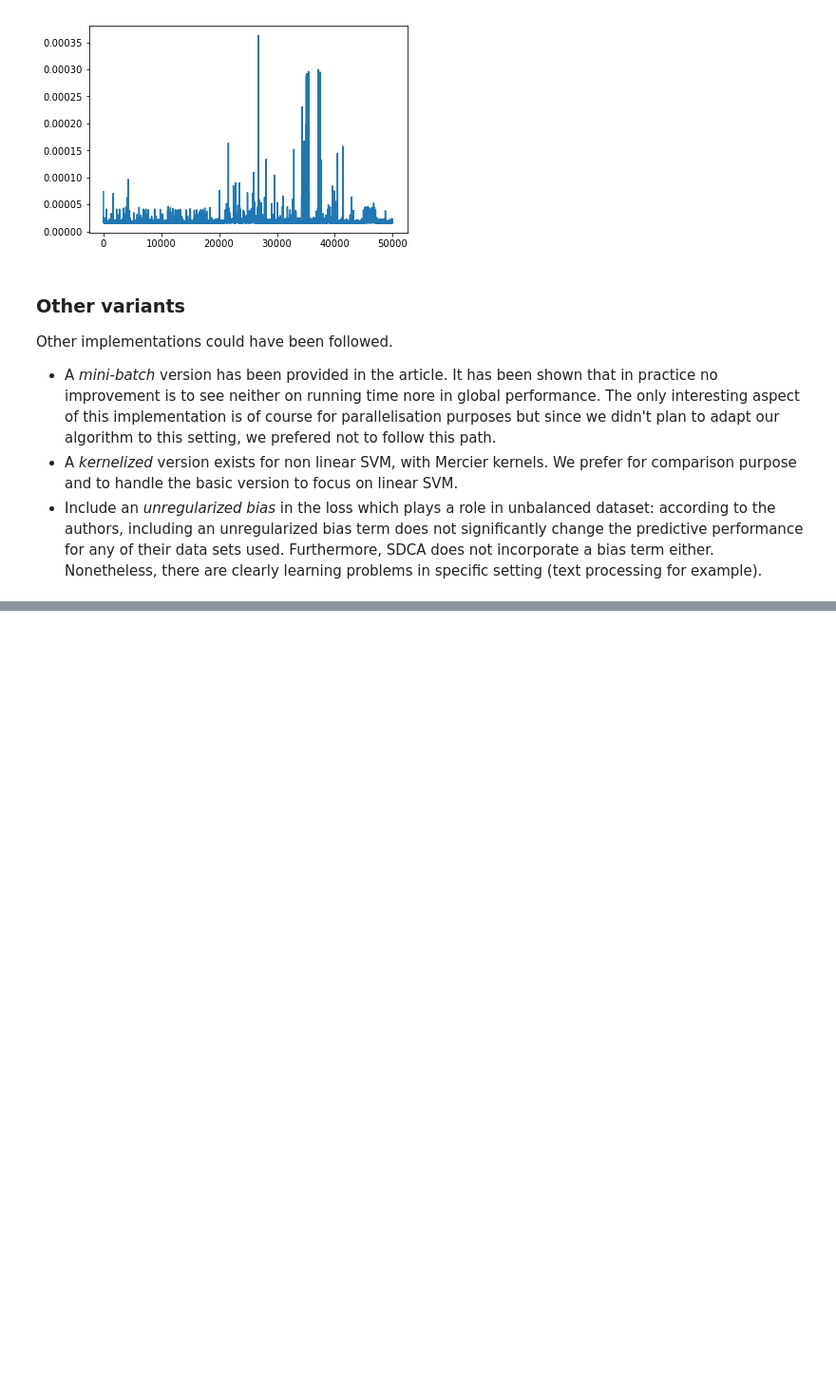
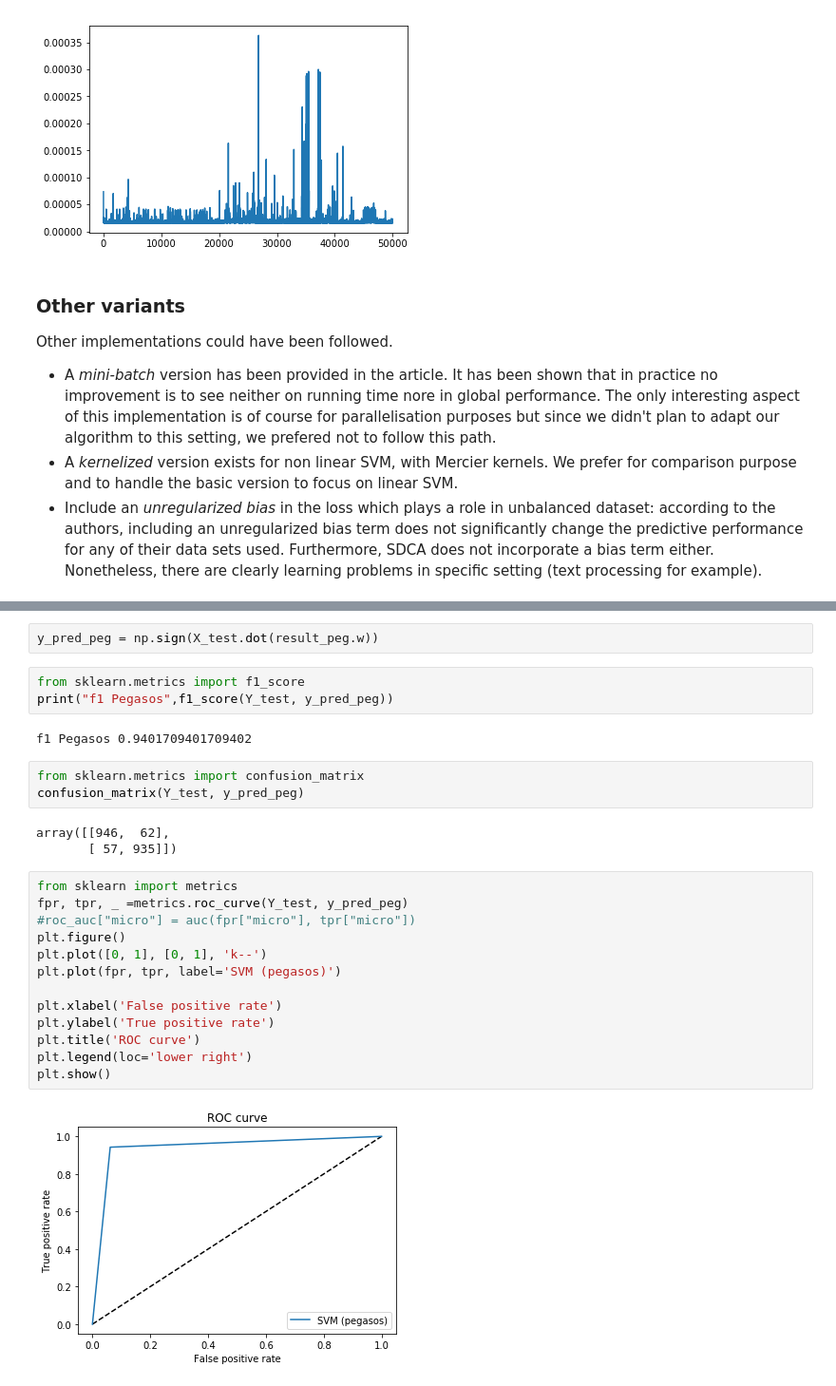
Before and after one commit to gauthier-schweitzer/soadml, a Jupyter notebook: Projet.ipynb, the cells around one changed output, grey strips where cells are left out. Shown: that part at 95% size. Saved outputs shown, nothing was run; the diff lists cells and outputs as text; blank space fills up the shorter version.

Commit message:
add section 2. + classification metrics

```diff
--- a/Projet.ipynb
+++ b/Projet.ipynb
@@ -1030,0 +1004,28 @@ def pegasos_iter(X,Y,lamb,n_iter,test_ratio=0.2, stop_thresh=0.01):
+# %%
+y_pred_peg = np.sign(X_test.dot(result_peg.w))
+# %%
+from sklearn.metrics import f1_score
+print("f1 Pegasos",f1_score(Y_test, y_pred_peg))
+# %% [output]
+f1 Pegasos 0.9401709401709402
+# %%
+from sklearn.metrics import confusion_matrix
+confusion_matrix(Y_test, y_pred_peg)
+# %% [output]
+array([[946,  62],
+       [ 57, 935]])
+# %%
+from sklearn import metrics
+fpr, tpr, _ =metrics.roc_curve(Y_test, y_pred_peg)
+#roc_auc["micro"] = auc(fpr["micro"], tpr["micro"])
+plt.figure()
+plt.plot([0, 1], [0, 1], 'k--')
+plt.plot(fpr, tpr, label='SVM (pegasos)')
+
+plt.xlabel('False positive rate')
+plt.ylabel('True positive rate')
+plt.title('ROC curve')
+plt.legend(loc='lower right')
+plt.show()
+# %% [output]
+[figure, added]
```
Also changed, not shown: parts of 15 cells of this notebook.
